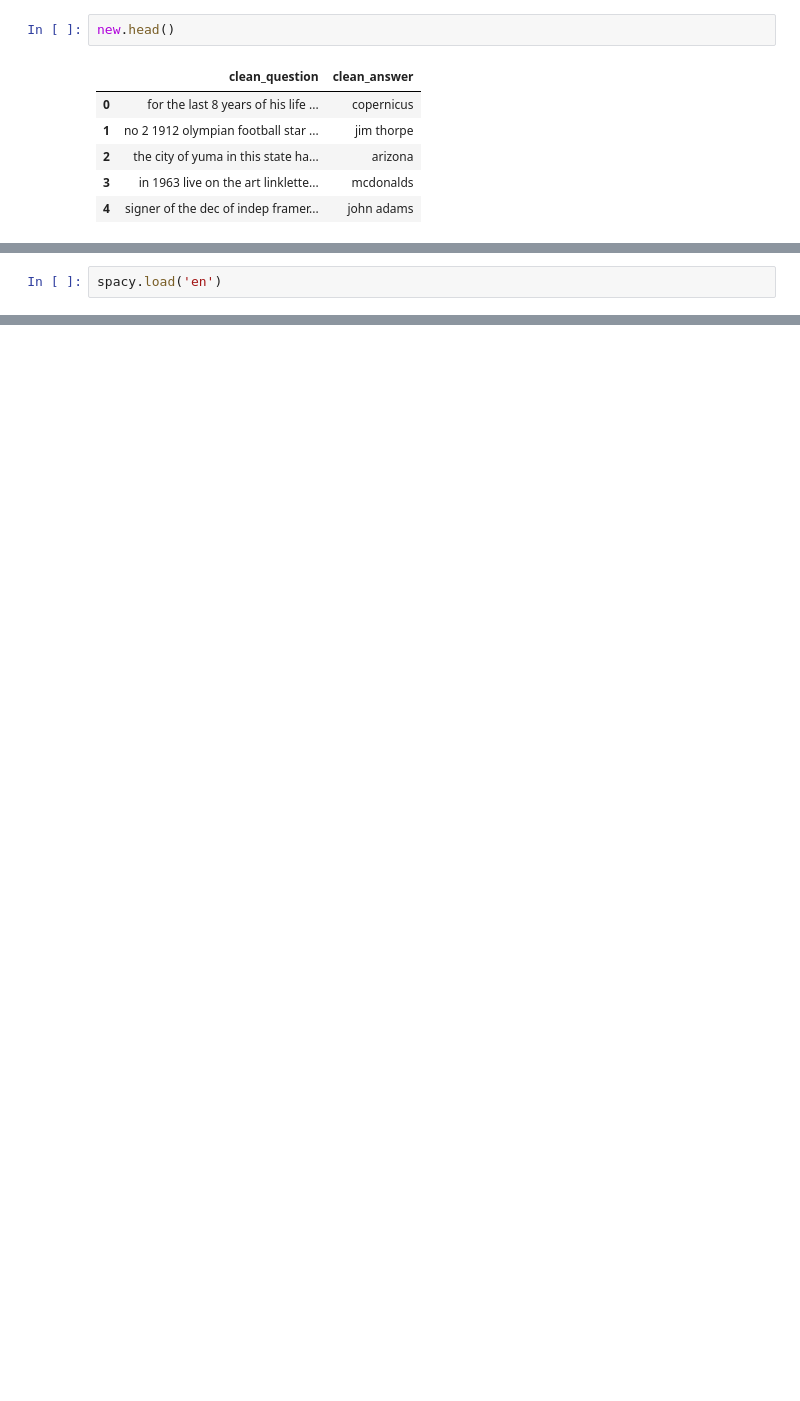
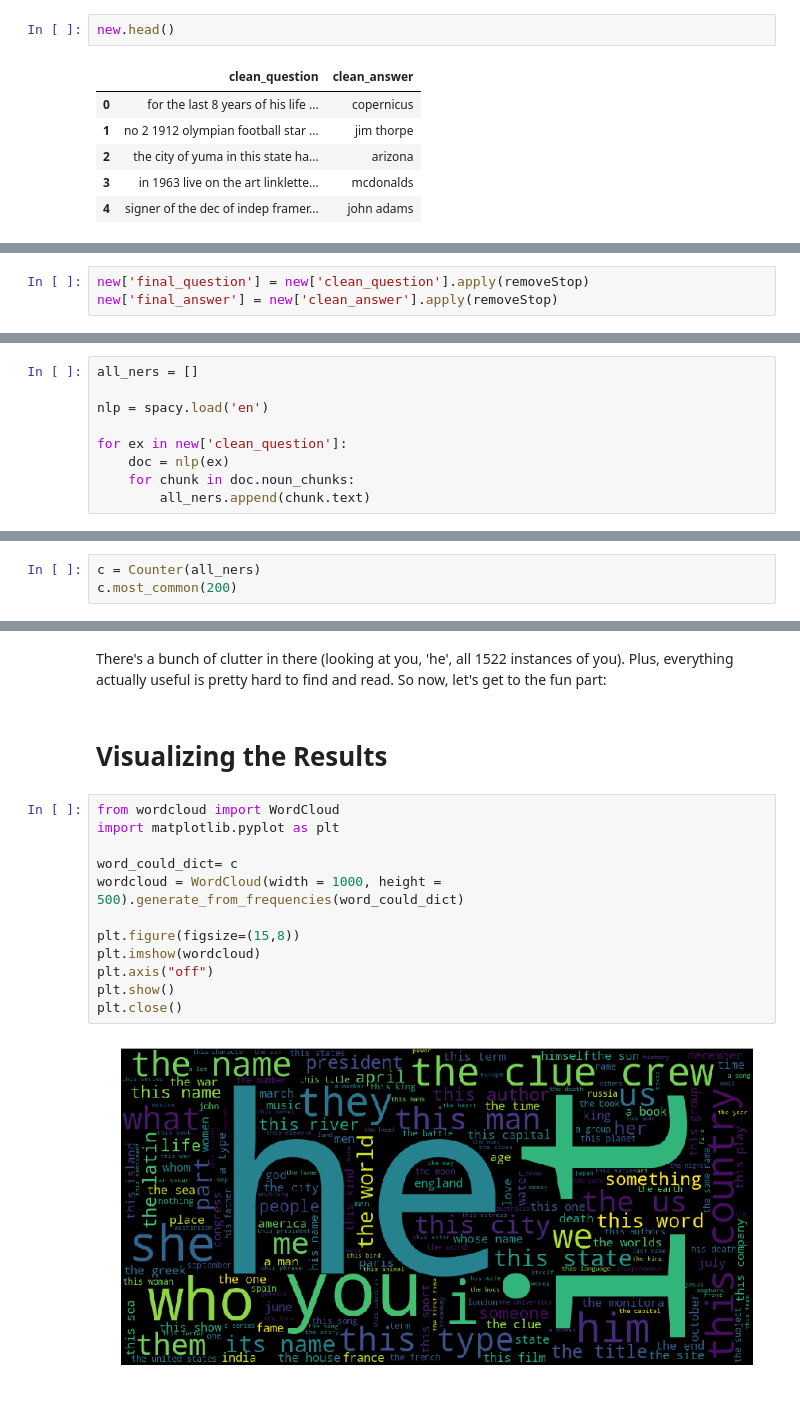
Before and after one commit to AllisonRKahn/Jeopardy_NER, a Jupyter notebook: Jeopardy Explo.ipynb, the cells around one changed output, grey strips where cells are left out. Drawn from its saved outputs; the diff is of its cells as text; blank space fills up the shorter version.

```diff
--- a/Jeopardy Explo.ipynb
+++ b/Jeopardy Explo.ipynb
@@ -111,0 +106,3 @@ You do not have sufficient privilege to perform this operation.
+# %%
+new['final_question'] = new['clean_question'].apply(removeStop)
+new['final_answer'] = new['clean_answer'].apply(removeStop)
@@ -116,2 +135,0 @@ from collections import Counter
-# %%
-spacy.load('en')
@@ -119,0 +136,9 @@ OSError: [E050] Can't find model 'en'. It doesn't seem to be a shortcut link, a
+# %%
+all_ners = []
+
+nlp = spacy.load('en')
+
+for ex in new['clean_question']:
+    doc = nlp(ex)
+    for chunk in doc.noun_chunks:
+        all_ners.append(chunk.text)
@@ -119,0 +149,3 @@ OSError: [E050] Can't find model 'en'. It doesn't seem to be a shortcut link, a
+# %%
+c = Counter(all_ners)
+c.most_common(200)
@@ -119,0 +170,18 @@ OSError: [E050] Can't find model 'en'. It doesn't seem to be a shortcut link, a
+# %% [markdown]
+There's a bunch of clutter in there (looking at you, 'he', all 1522 instances of you). Plus, everything actually useful is pretty hard to find and read. So now, let's get to the fun part:
+# %% [markdown]
+# Visualizing the Results
+# %%
+from wordcloud import WordCloud
+import matplotlib.pyplot as plt
+
+word_could_dict= c
+wordcloud = WordCloud(width = 1000, height = 500).generate_from_frequencies(word_could_dict)
+
+plt.figure(figsize=(15,8))
+plt.imshow(wordcloud)
+plt.axis("off")
+plt.show()
+plt.close()
+# %% [output]
+[figure, added]
```
Also changed, not shown: parts of 18 cells of this notebook.
